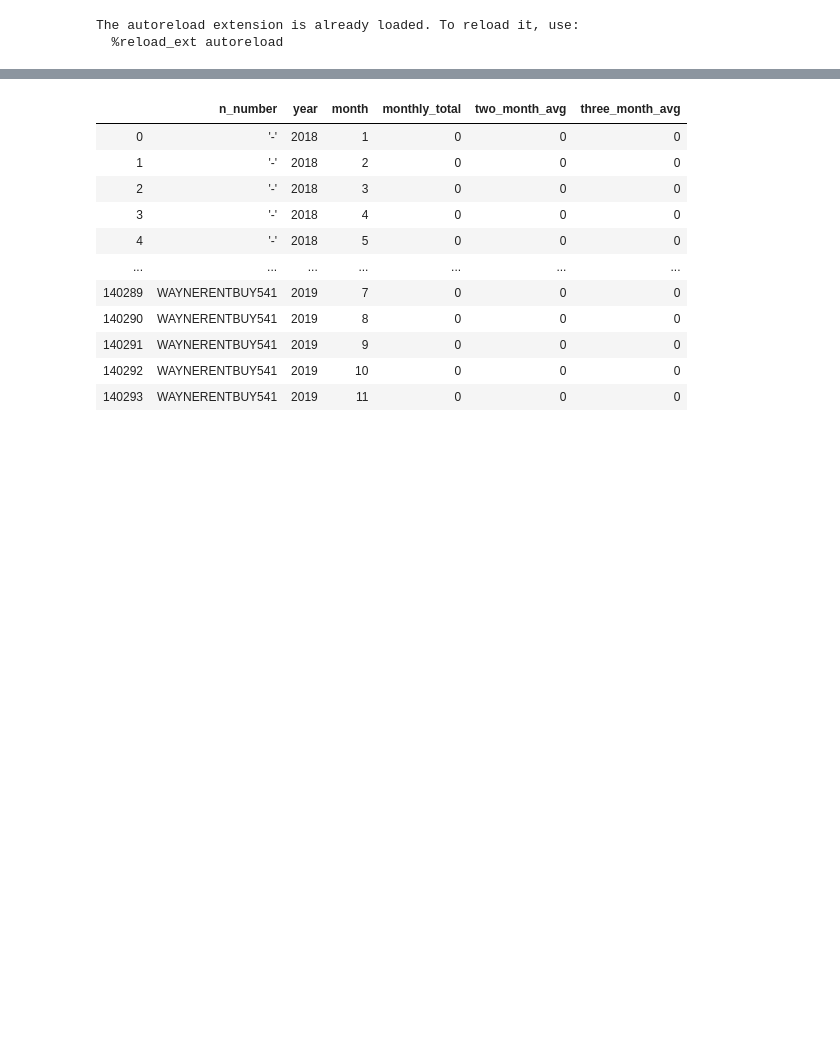
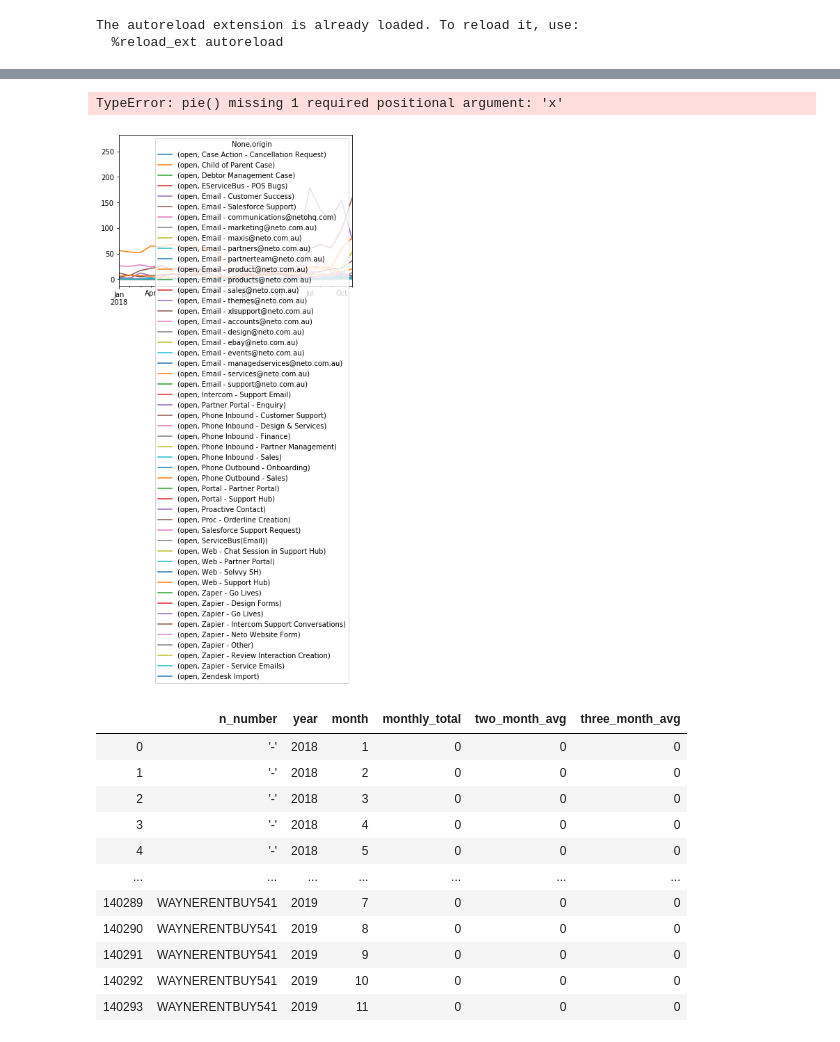
Before and after one commit to justinhennessy/100-days-of-code, a Jupyter notebook: project/sf_cases_etl.ipynb, the cells around one changed output, grey strips where cells are left out. Drawn from its saved outputs; the diff is of its cells as text; code cells hidden in the pictures; blank space fills up the shorter version.

```diff
--- a/project/sf_cases_etl.ipynb
+++ b/project/sf_cases_etl.ipynb
@@ -61,3 +141,15 @@ df.drop(columns=['Date/Time Opened'])
+# %%
+# plot data
+#fig, ax = plt.subplots(figsize=(15,5))
+
+# use unstack()
+#plt.xticks(df_test2.index)
+
+df_test2.loc[df_test2.open < 300].groupby(['date','origin'])[['open']].sum().unstack().plot().pie()
+plt.legend(bbox_to_anchor=(1.05, 1), loc='upper left', borderaxespad=.5)
+# %% [output]
+TypeError: pie() missing 1 required positional argument: 'x'
+[figure, added]
 # %%
 df_aggregate = pd.DataFrame()
 unique_n_numbers = df['Directory ID'].unique()
```
Also changed, not shown: parts of 20 cells of this notebook, 2 other files.
